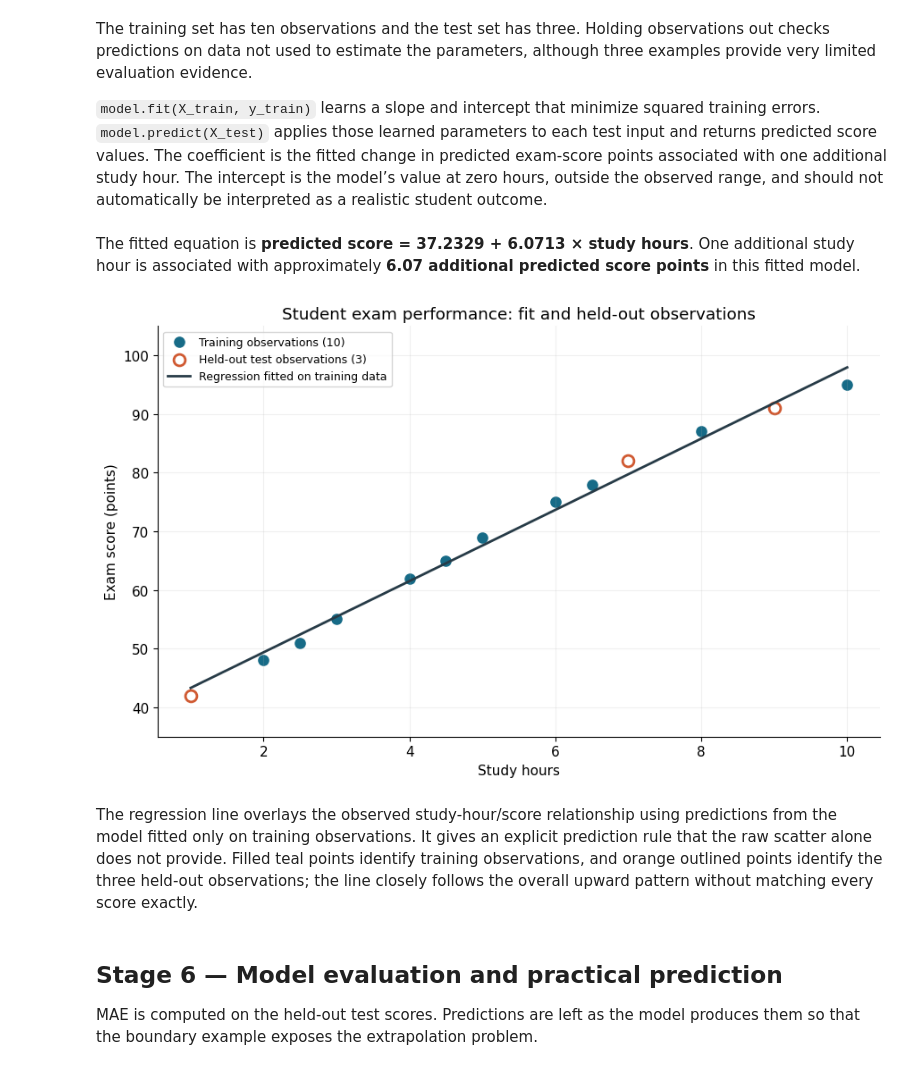
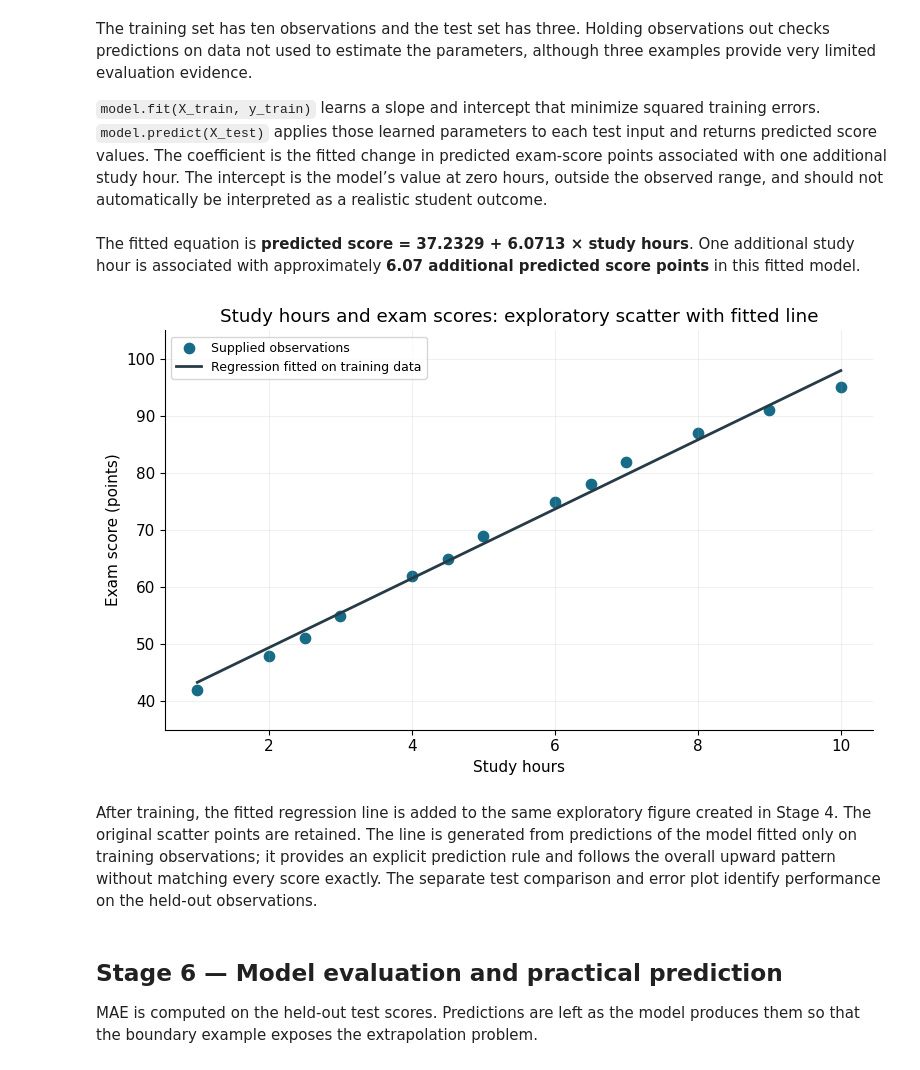
Before and after one commit to oj9o/student-exam-performance-predictor, a Jupyter notebook: Student_Exam_Performance_Predictor.ipynb, the cells around one changed output. Drawn from its saved outputs; the diff is of its cells as text; code cells hidden in the pictures.

Commit message:
Overlay fitted regression on the original Stage 4 exploratory figure

```diff
--- a/Student_Exam_Performance_Predictor.ipynb
+++ b/Student_Exam_Performance_Predictor.ipynb
@@ -206,26 +206,25 @@ The training set has ten observations and the test set has three. Holding observ
 `model.fit(X_train, y_train)` learns a slope and intercept that minimize squared training errors. `model.predict(X_test)` applies those learned parameters to each test input and returns predicted score values. The coefficient is the fitted change in predicted exam-score points associated with one additional study hour. The intercept is the model’s value at zero hours, outside the observed range, and should not automatically be interpreted as a realistic student outcome.
 # %%
 display(Markdown(f"The fitted equation is **predicted score = {model.intercept_:.4f} + {model.coef_[0]:.4f} × study hours**. One additional study hour is associated with approximately **{model.coef_[0]:.2f} additional predicted score points** in this fitted model."))
-fig, ax = plt.subplots(figsize=(9, 5.6))
-ax.scatter(X_train[:, 0], y_train, s=65, color="#176b87", label="Training observations (10)")
-ax.scatter(X_test[:, 0], y_test, s=85, facecolors="white", edgecolors="#d05a32",
-           linewidths=2, label="Held-out test observations (3)")
+# Return to the Stage 4 exploratory figure and overlay the trained model.
+fig = scatter_figure
+ax = fig.axes[0]
 line_hours = np.linspace(study_hours.min(), study_hours.max(), 200).reshape(-1, 1)
 ax.plot(line_hours[:, 0], model.predict(line_hours), color="#273b47", linewidth=2,
         label="Regression fitted on training data")
-ax.set(title="Student exam performance: fit and held-out observations",
+ax.set(title="Study hours and exam scores: exploratory scatter with fitted line",
        xlabel="Study hours", ylabel="Exam score (points)", ylim=(35, 105))
 ax.grid(alpha=0.18)
 ax.spines[["top", "right"]].set_visible(False)
 ax.legend(loc="upper left", fontsize=9)
 fig.tight_layout()
 fig.savefig(output_dir / "study_hours_regression.png", dpi=160)
-plt.show()
+display(fig)
 # %% [output]
 The fitted equation is **predicted score = 37.2329 + 6.0713 × study hours**. One additional study hour is associated with approximately **6.07 additional predicted score points** in this fitted model.
-[figure, old version]
+[figure, new version]
 # %% [markdown]
-The regression line overlays the observed study-hour/score relationship using predictions from the model fitted only on training observations. It gives an explicit prediction rule that the raw scatter alone does not provide. Filled teal points identify training observations, and orange outlined points identify the three held-out observations; the line closely follows the overall upward pattern without matching every score exactly.
+After training, the fitted regression line is added to the same exploratory figure created in Stage 4. The original scatter points are retained. The line is generated from predictions of the model fitted only on training observations; it provides an explicit prediction rule and follows the overall upward pattern without matching every score exactly. The separate test comparison and error plot identify performance on the held-out observations.
 # %% [markdown]
 ## Stage 6 — Model evaluation and practical prediction
 MAE is computed on the held-out test scores. Predictions are left as the model produces them so that the boundary example exposes the extrapolation problem.
```
Also changed, not shown: 1 other file.
